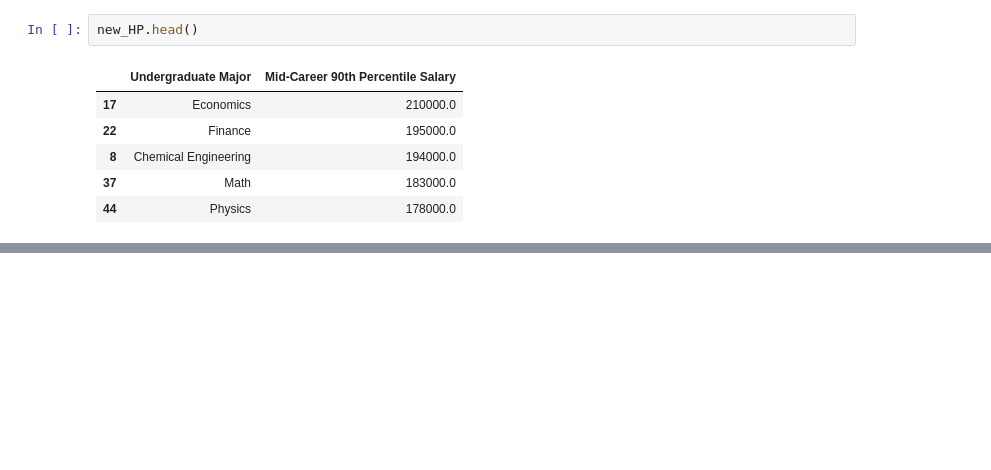
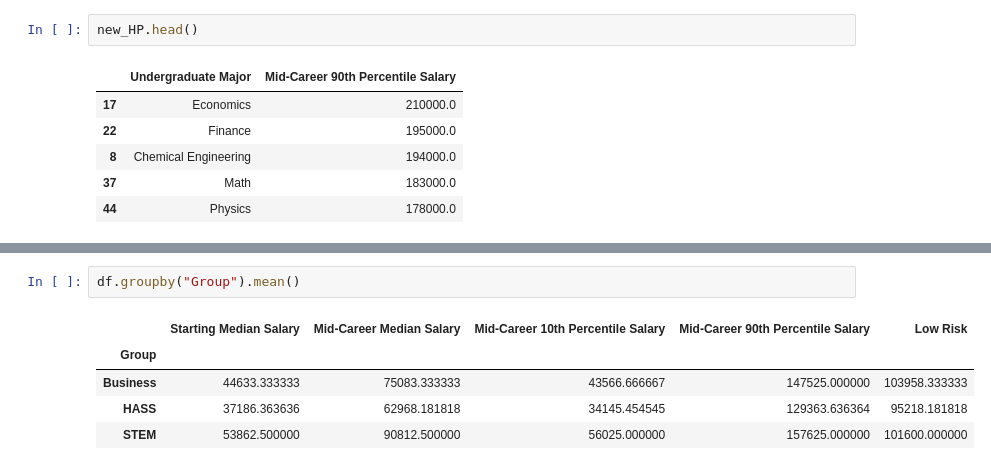
Before and after one commit to ad3rinto/react-intro-smilga, a Jupyter notebook: Data Analysis - Youtube/Angela_Yu_Data_Exploration/data_exploration.ipynb, the cells around one changed output, grey strips where cells are left out. Drawn from its saved outputs; the diff is of its cells as text; blank space fills up the shorter version.

```diff
--- a/Data Analysis - Youtube/Angela_Yu_Data_Exploration/data_exploration.ipynb
+++ b/Data Analysis - Youtube/Angela_Yu_Data_Exploration/data_exploration.ipynb
@@ -165,0 +185,8 @@ new_HP.head()
+# %%
+df.groupby("Group").mean()
+# %% [output]
+|  | Starting Median Salary | Mid-Career Median Salary | Mid-Career 10th Percentile Salary | Mid-Career 90th Percentile Salary | Low Risk |
+| Group |  |  |  |  |  |
+| Business | 44633.333333 | 75083.333333 | 43566.666667 | 147525.000000 | 103958.333333 |
+| HASS | 37186.363636 | 62968.181818 | 34145.454545 | 129363.636364 | 95218.181818 |
+| STEM | 53862.500000 | 90812.500000 | 56025.000000 | 157625.000000 | 101600.000000 |
```
Also changed, not shown: parts of 3 cells of this notebook.
